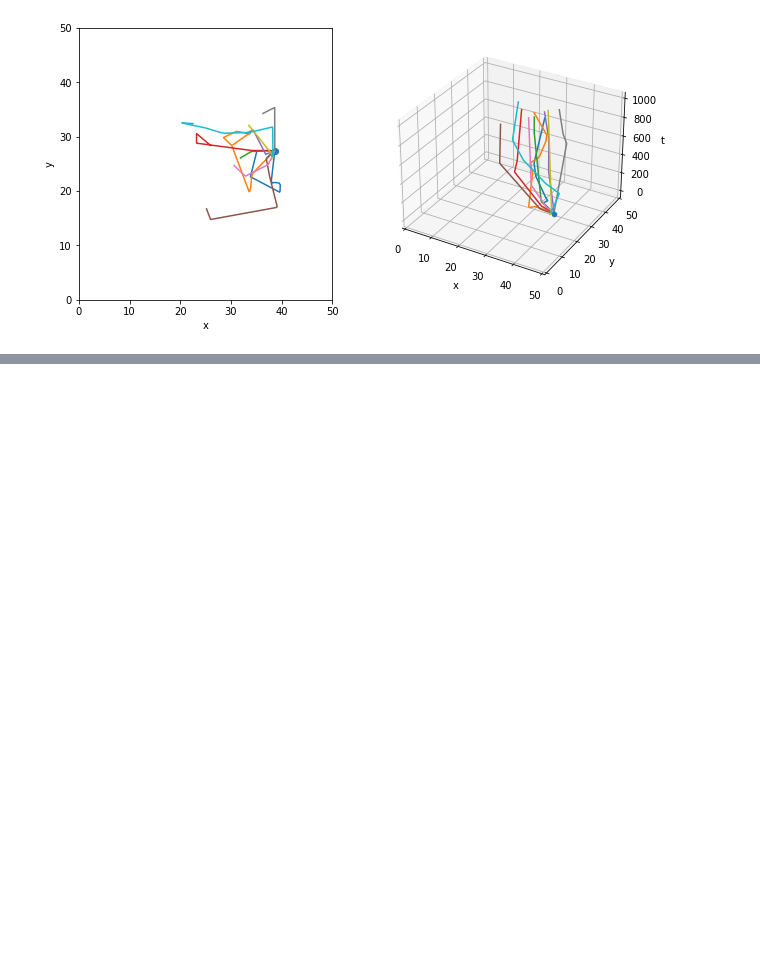
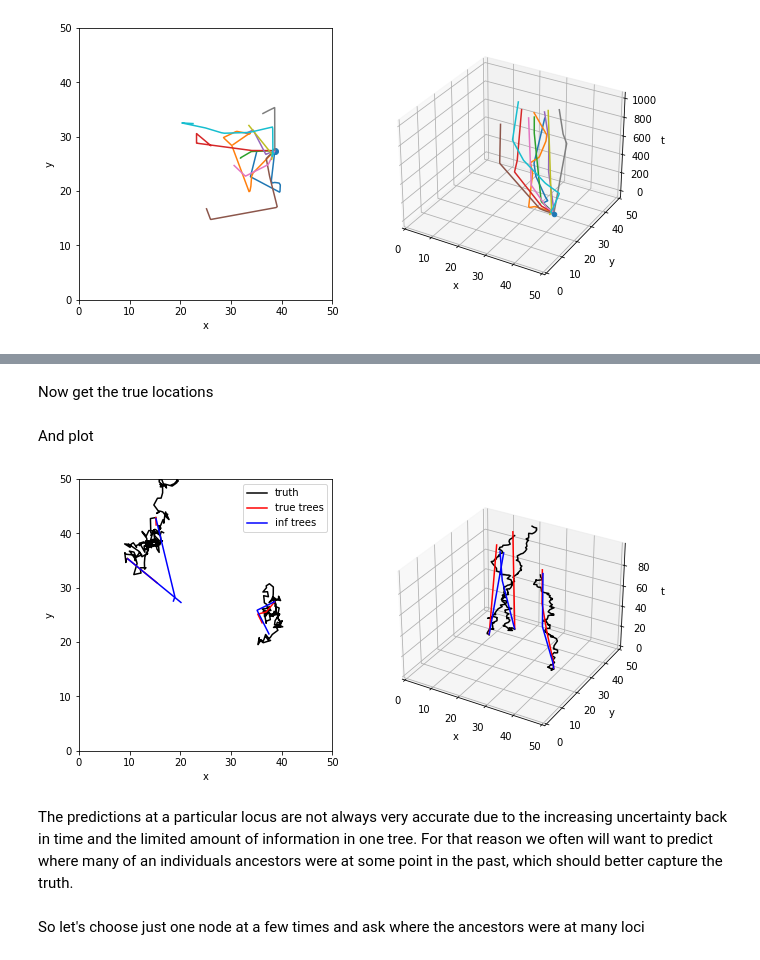
Before and after one commit to mmosmond/sparg, a Jupyter notebook: tutorial.ipynb, the cells around one changed output, grey strips where cells are left out. Saved outputs shown, nothing was run; the diff lists cells and outputs as text; code cells hidden in the pictures; blank space fills up the shorter version.

Commit message:
added section comparing inferred lcoations to truth

```diff
--- a/tutorial.ipynb
+++ b/tutorial.ipynb
@@ -719,0 +747,22 @@ plt.show()
+# %%
+inf_ts = tskit.load(datadir + 'slim_sim_inf' + '.trees')
+
+which_trees, intervals = sparg.trees.choose_loci(ts=inf_ts, which=sites, mode='site')
+
+fname = datadir + 'slim_sim'
+infile = fname + '_popsize' #prefix of anc/mut files to sample from
+coalfile = fname + '_popsize.coal' #file with epochs and population sizes
+PATH_TO_RELATE = '~/programs/relate_v1.1.4_x86_64_static/' #update this for your machine (download from https://myersgroup.github.io/relate/index.html)
+U = 5e-9 #per basepair per generation mutation rate
+trees = sparg.relate.sample(which_trees=which_trees, intervals=intervals, PATH_TO_RELATE=PATH_TO_RELATE, infile=infile, coalfile=coalfile, U=U, M=10)
+
+epochs, Nes = sparg.relate.get_epochs(coalfile) #to get the probability of the coalescence times under the coalescent we need the pop size through time
+shared_times, samples, coal_times, logpcoals = sparg.trees.process(trees=trees, epochs=epochs, Nes=Nes)
+
+mle_inf = np.load(datadir + 'mle_inf.npy', allow_pickle=True)
+
+anc_locs_inf_trees = sparg.locate.locate(nodes=nodes, times=times, locations=reordered_locations, shared_times=shared_times, samples=samples, mles=[mle_inf.item().x for _ in loci], coal_times=coal_times, pcoals=logpcoals, x0=x0, bnds=bnds)
+# %% [markdown]
+Now get the true locations
+# %%
+rsts = pyslim.load(datadir + 'slim_sim_simplified_recapitated.trees')
@@ -719,0 +818,54 @@ plt.show()
+# %% [markdown]
+And plot
+# %%
+fig = plt.figure(figsize=(10,5))
+ax1 = fig.add_subplot(121)
+ax2 = fig.add_subplot(122, projection='3d')
+
+#truth
+for i, (true_xs_i, true_ys_i, true_zs_i) in enumerate(zip(true_xs,true_ys,true_zs)):
+    for j, (xs, ys, zs) in enumerate(zip(true_xs_i,true_ys_i,true_zs_i)):
+        if i==0 and j==0:
+            ax1.plot(xs, ys, color='k', label='truth')
+        else:
+            ax1.plot(xs, ys, color='k')
+        ax2.plot(xs, ys, zs, color='k')
+
+# true tree inference
+for i,_ in enumerate(sites):
+    for j,_ in enumerate(nodes):
+        if i == 0 and j == 0:
+            ax1.plot(anc_locs_true_trees[i,:,j,0], anc_locs_true_trees[i,:,j,1], color='r', label='true trees')
+        else:
+            ax1.plot(anc_locs_true_trees[i,:,j,0], anc_locs_true_trees[i,:,j,1], color='r')
+        ax2.plot(anc_locs_true_trees[i,:,j,0], anc_locs_true_trees[i,:,j,1], times, color='r')
+
+# inferred tree inference
+for i,_ in enumerate(sites):
+    for j,_ in enumerate(nodes):
+        if i == 0 and j == 0:
+            ax1.plot(anc_locs_inf_trees[i,:,j,0], anc_locs_inf_trees[i,:,j,1], color='b', label='inf trees')
+        else:
+            ax1.plot(anc_locs_inf_trees[i,:,j,0], anc_locs_inf_trees[i,:,j,1], color='b')
+        ax2.plot(anc_locs_inf_trees[i,:,j,0], anc_locs_inf_trees[i,:,j,1], times, color='b')
+
+ax1.set_xlim(0,50)
+ax1.set_ylim(0,50)
+ax1.set_xlabel('x')
+ax1.set_ylabel('y')
+
+ax2.set_xlim(0,50)
+ax2.set_ylim(0,50)
+ax2.set_xlabel('x')
+ax2.set_ylabel('y')
+ax2.set_zlabel('t')
+
+ax1.legend()
+
+plt.show()
+# %% [output]
+[figure, added]
+# %% [markdown]
+The predictions at a particular locus are not always very accurate due to the increasing uncertainty back in time and the limited amount of information in one tree. For that reason we often will want to predict where many of an individuals ancestors were at some point in the past, which should better capture the truth.
+# %% [markdown]
+So let's choose just one node at a few times and ask where the ancestors were at many loci
```
Also changed, not shown: parts of 17 cells of this notebook.
